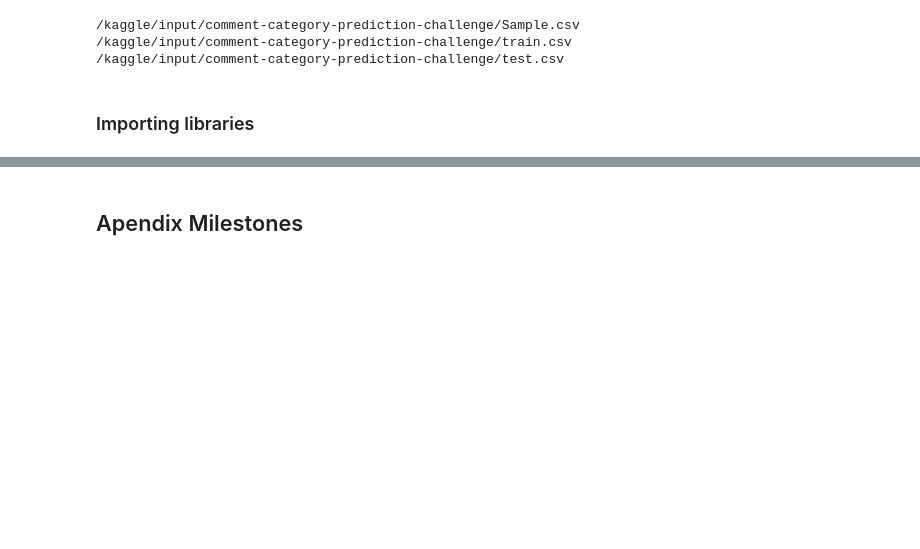
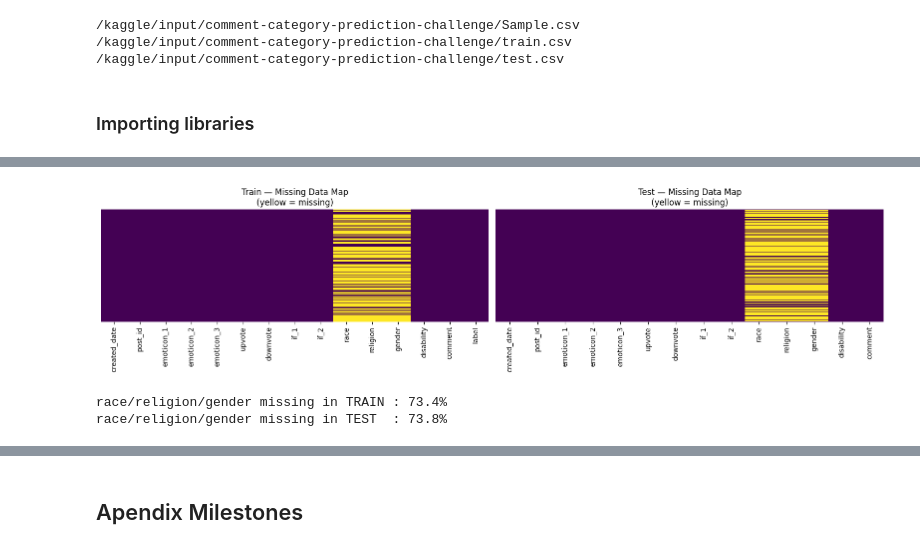
Before and after one commit to 23f3001800/Comment-Category-Prediction-Challenge, a Jupyter notebook: 23f3001800-notebook-t12026.ipynb, the cells around one changed output, grey strips where cells are left out. Cells and saved outputs as stored; diff of their text form; code cells hidden in the pictures; blank space fills up the shorter version.

```diff
--- a/23f3001800-notebook-t12026.ipynb
+++ b/23f3001800-notebook-t12026.ipynb
@@ -90,0 +145,13 @@ sample.head()
+# %%
+train_dups = data.duplicated().sum()
+test_dups  = test.duplicated().sum()
+
+print(f"Duplicates in train : {train_dups}")
+print(f"Duplicates in test  : {test_dups}")
+
+# Drop if any exist
+if train_dups > 0:
+    data = data.drop_duplicates()
+    print(f"Dropped {train_dups} duplicate rows from train. New shape: {data.shape}")
+else:
+    print("No duplicates found — data is clean ✅")
@@ -90,0 +190,23 @@ sample.head()
+# %%
+fig, axes = plt.subplots(1, 2, figsize=(16, 4))
+
+sns.heatmap(data.isnull(), cbar=False, yticklabels=False,
+            cmap='viridis', ax=axes[0])
+axes[0].set_title("Train — Missing Data Map\n(yellow = missing)")
+
+sns.heatmap(test.isnull(), cbar=False, yticklabels=False,
+            cmap='viridis', ax=axes[1])
+axes[1].set_title("Test — Missing Data Map\n(yellow = missing)")
+
+plt.tight_layout()
+plt.show()
+
+# Precise percentages
+print(f"\nrace/religion/gender missing in TRAIN : "
+      f"{145423/len(data)*100:.1f}%")
+print(f"race/religion/gender missing in TEST  : "
+      f"{75269/len(test)*100:.1f}%")
+# %% [output]
+[figure, added]
+race/religion/gender missing in TRAIN : 73.4%
+race/religion/gender missing in TEST  : 73.8%
```
Also changed, not shown: parts of 159 cells of this notebook.
